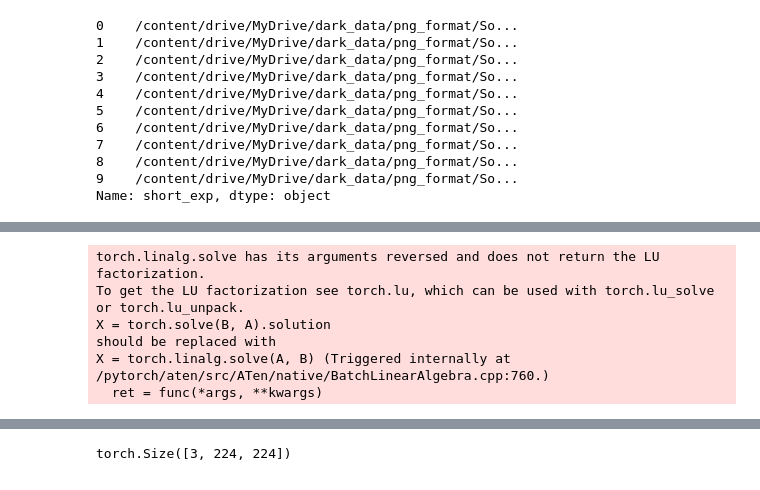
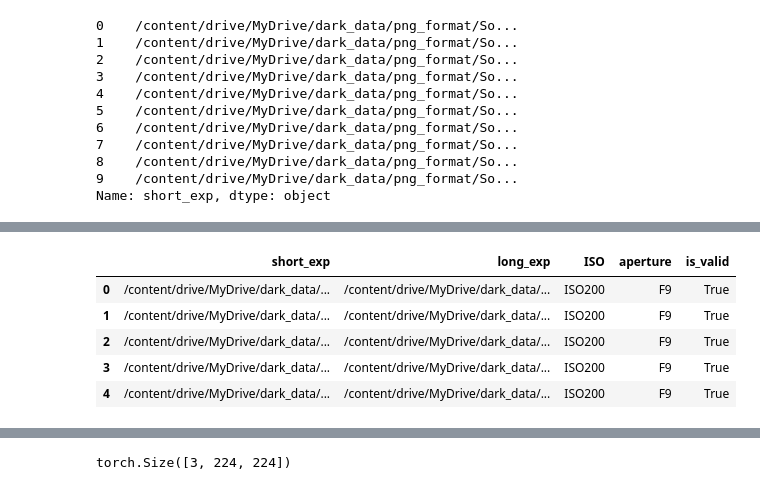
Before and after one commit to ashikshafi08/Learning-Fastai, a Jupyter notebook: Comp/See_in_the_dark.ipynb, the cells around one changed output, grey strips where cells are left out. Cells and saved outputs as stored; diff of their text form; code cells hidden in the pictures.

```diff
--- a/Comp/See_in_the_dark.ipynb
+++ b/Comp/See_in_the_dark.ipynb
@@ -176,3 +179,13 @@ df.head()
+# %%
+df = pd.concat([test_df , train_data] , ignore_index= True)
+df.head()
+# %% [output]
+|  | short_exp | long_exp | ISO | aperture | is_valid |
+| 0 | /content/drive/MyDrive/dark_data/... | /content/drive/MyDrive/dark_data/... | ISO200 | F9 | True |
+| 1 | /content/drive/MyDrive/dark_data/... | /content/drive/MyDrive/dark_data/... | ISO200 | F9 | True |
+| 2 | /content/drive/MyDrive/dark_data/... | /content/drive/MyDrive/dark_data/... | ISO200 | F9 | True |
+| 3 | /content/drive/MyDrive/dark_data/... | /content/drive/MyDrive/dark_data/... | ISO200 | F9 | True |
+| 4 | /content/drive/MyDrive/dark_data/... | /content/drive/MyDrive/dark_data/... | ISO200 | F9 | True |
 # %%
 from fastai.vision.all import *
 from fastai import *
@@ -191,14 +205,7 @@ def get_dls(bs:int, size:int , path):
   dls.c = 3 # For 3 channel image
   return dls
 # %%
-dls = get_dls(32 , 224, train_df)
+dls = get_dls(32 , 300, df)
-# %% [output]
-torch.linalg.solve has its arguments reversed and does not return the LU factorization.
-To get the LU factorization see torch.lu, which can be used with torch.lu_solve or torch.lu_unpack.
-X = torch.solve(B, A).solution
-should be replaced with
-X = torch.linalg.solve(A, B) (Triggered internally at  /pytorch/aten/src/ATen/native/BatchLinearAlgebra.cpp:760.)
-  ret = func(*args, **kwargs)
 # %%
 dls.show_batch()
 # %% [output]
```
Also changed, not shown: parts of 14 cells of this notebook.
